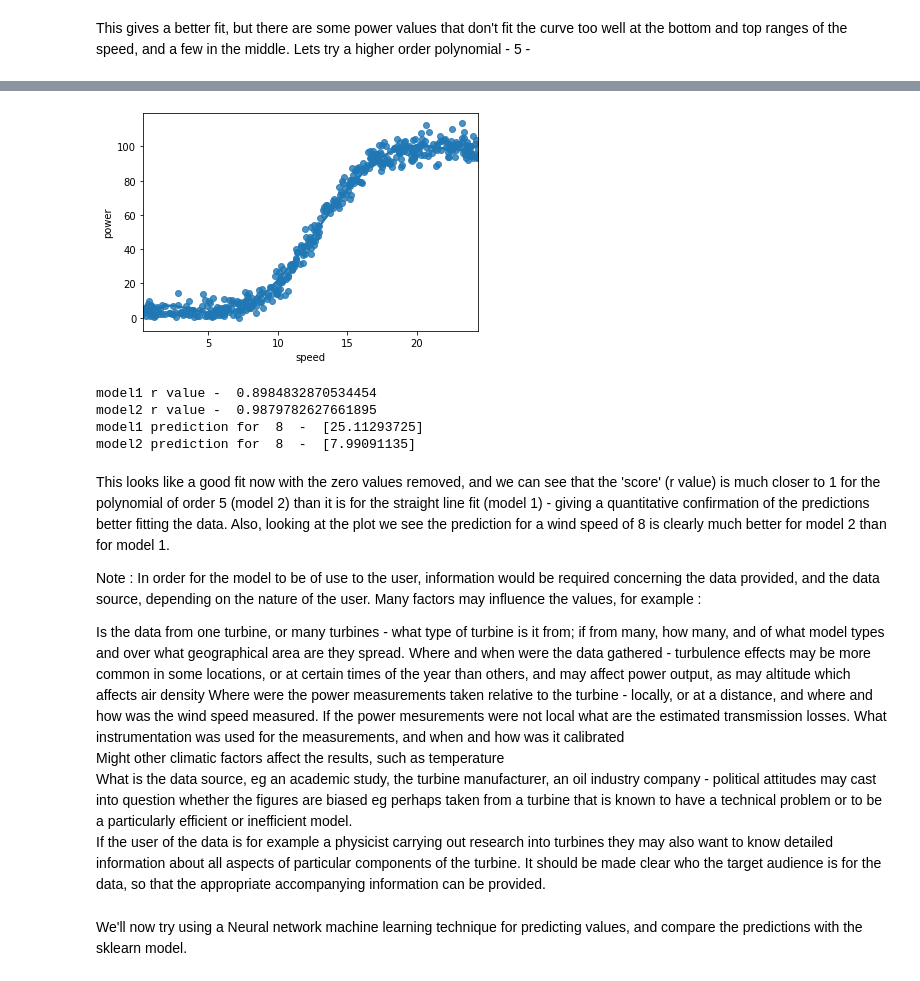
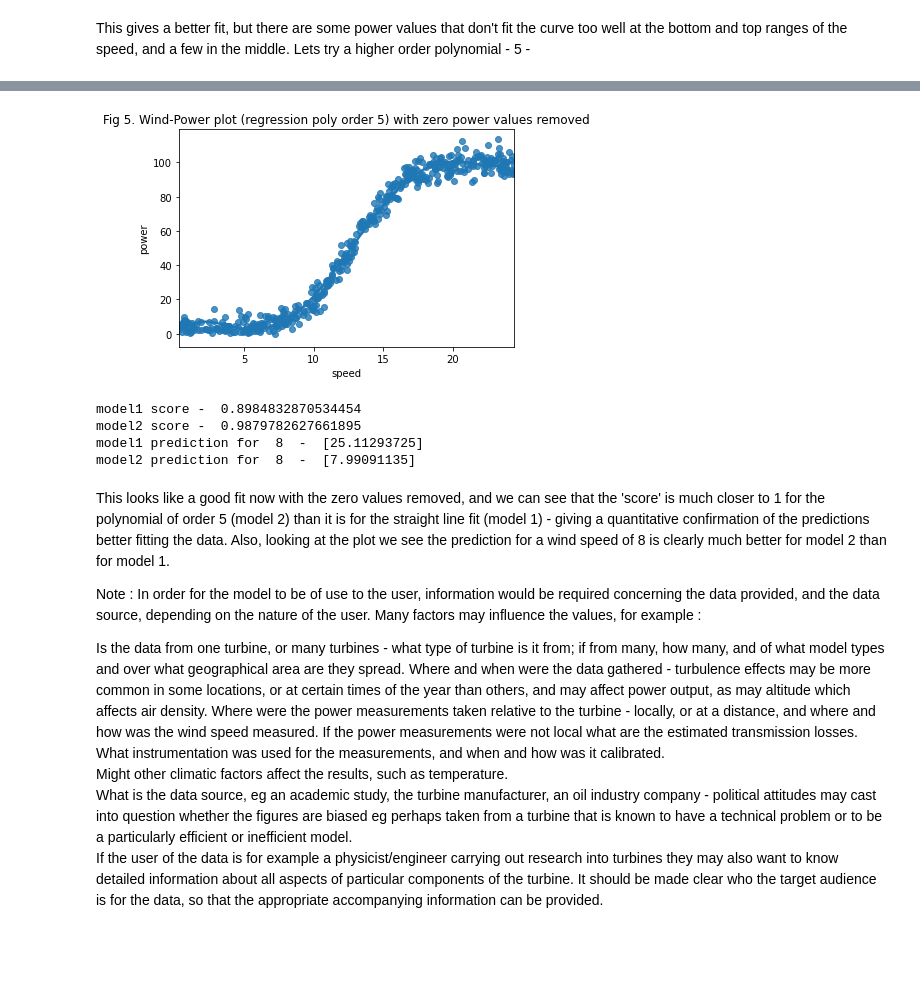
Before and after one commit to NigelSlack/Machine-Learning-Stats-Project, a Jupyter notebook: Machine Learning and Stats Project.ipynb, the cells around one changed output, grey strips where cells are left out. Drawn from its saved outputs; the diff is of its cells as text; code cells hidden in the pictures; blank space fills up the shorter version.

```diff
--- a/Machine Learning and Stats Project.ipynb
+++ b/Machine Learning and Stats Project.ipynb
@@ -102,19 +107,24 @@ being a perfect fit. [4]
 # %%
+# Import sklearn libraries to build models that predict power output from wind speed input
 # Polynomial regression ; https://scikit-learn.org/stable/modules/linear_model.html
 from sklearn.preprocessing import PolynomialFeatures
 from sklearn.pipeline import Pipeline
 from sklearn.linear_model import LinearRegression
 import sklearn.linear_model as lin
 
+# Set up two functions for making preictions based on the two models we're creating
 def f(x,p):
     return p[0] + x*p[1]
 
 def predict(s):
     return f(s,p)
 
+# create numpy arrays of speed and power values
 s = df["speed"].to_numpy()
 po = df["power"].to_numpy()
 
+# Find the minimum and maxiumum wind speeds below and above which power output is always zero. Also, note the index of
+# other entries in the dataset between the min and max where the power output is zero - turbine is offline
 i = 0
 ix = []
 ix2 = []
@@ -122,6 +132,7 @@ minP = 0
 maxP = 0
 for px in po:
     if px == 0:
+# Get the index for zero power output
         ix.append(i)
     else:
         maxP = s[i]
@@ -131,60 +142,70 @@ for px in po:
             minI = i
     i+=1
 
+# Append a list of all the indices for entries in the dataset bove and below the minimum value to 'ix2'
 for i in ix:
     if i < minI or i > maxI:
        ix2.append(i)
 
+# Create a dataset that excludes entries that are below the min or above the max wind speeds (with zero power output)
+# and associated numpy arrays for speed and power
 s2   = np.delete(s, ix2)
 po2  = np.delete(po, ix2)
 df2  = df.drop(ix2,axis=0)
 
+# Create another dataset/numpy arrays with all entries removed where power output is zero
 s  = np.delete(s, ix)
 po = np.delete(po, ix)
 df = df.drop(ix,axis=0)
 
+# Plot the data with all zero power values removed
 sns.regplot(x=c0,y=c1,data=df, order=5)
+plt.title("Fig 5. Wind-Power plot (regression poly order 5) with zero power values removed")
 plt.show()
 
+# Create two models. The first based on the linear best fit regression line, the second using a polynomial
+# ref Polynomial regression ; https://scikit-learn.org/stable/modules/linear_model.html
 s = s.reshape(-1,1)
 model1 = lin.LinearRegression()
 model2 = Pipeline([('poly', PolynomialFeatures(degree=5)),('linear', LinearRegression(fit_intercept=False))])
 
+# Now train the two models using the dataset with entries removed where the power value is zero.
+# Get the scores for the models - a measure of how well it fits the actual data - and display them
 model1.fit(s,po)
 r = model1.score(s,po)
-print("model1 r value - ",r)
+print("model1 score - ",r)
 p = [model1.intercept_ , model1.coef_]
 
 model2.fit(s,po)
 r = model2.score(s,po)
-print("model2 r value - ",r)
+print("model2 score - ",r)
 
+# Check what predictions the two models make for an input wind speed of 8 Km/H - as mentioned above, roughly the value
+# of wind speed where the best fit straight line differs most from the actual values.
 testVal = 8
 
 print("model1 prediction for ",testVal," - ",predict(testVal))
 
 arr = np.array([testVal])
 arr = arr.reshape(-1,1)
 
 print("model2 prediction for ",testVal," - ",model2.predict(arr))
 # %% [output]
-[figure, old version]
+[figure, new version]
-model1 r value -  0.8984832870534454
-model2 r value -  0.9879782627661895
+model1 score -  0.8984832870534454
+model2 score -  0.9879782627661895
 model1 prediction for  8  -  [25.11293725]
 model2 prediction for  8  -  [7.99091135]
 # %% [markdown]
-This looks like a good fit now with the zero values removed, and we can see that the 'score' (r value) is much closer to 1
+This looks like a good fit now with the zero values removed, and we can see that the 'score' is much closer to 1
 for the polynomial of order 5 (model 2) than it is for the straight line fit (model 1) - giving a quantitative confirmation of the predictions better fitting the data. Also, looking at the plot we see the prediction for a wind speed of 8 is clearly much better for model 2 than for model 1.
 
 Note : In order for the model to be of use to the user, information would be required concerning the data provided, and the data source, depending on the nature of the user.  Many factors may influence the values, for example :
 
 Is the data from one turbine, or many turbines - what type of turbine is it from; if from many, how many, and of what model types and over what geographical area are they spread.
-Where and when were the data gathered - turbulence effects may be more common in some locations, or at certain times of the year than others, and may affect power output, as may altitude which affects air density
-Where were the power measurements taken relative to the turbine - locally, or at a distance, and where and how was the wind speed measured. If the power mesurements were not local what are the estimated transmission losses.
-What instrumentation was used for the measurements, and when and how was it calibrated
-Might other climatic factors affect the results, such as temperature
+Where and when were the data gathered - turbulence effects may be more common in some locations, or at certain times of the year than others, and may affect power output, as may altitude which affects air density.
+Where were the power measurements taken relative to the turbine - locally, or at a distance, and where and how was the wind speed measured. If the power measurements were not local what are the estimated transmission losses.
+What instrumentation was used for the measurements, and when and how was it calibrated.
+Might other climatic factors affect the results, such as temperature.
 What is the data source, eg an academic study, the turbine manufacturer, an oil industry company - political attitudes may cast into question whether the figures are biased eg perhaps taken from a turbine that is known to have a technical problem or to be a particularly efficient or inefficient model.
-If the user of the data is for example a physicist carrying out research into turbines they may also want to know detailed information about all aspects of particular components of the turbine. It should be made clear who the target audience is for the data, so that the appropriate accompanying information can be provided.
+If the user of the data is for example a physicist/engineer carrying out research into turbines they may also want to know detailed information about all aspects of particular components of the turbine. It should be made clear who the target audience is for the data, so that the appropriate accompanying information can be provided.
-# %% [markdown]
-We'll now try using a Neural network machine learning technique for predicting values, and compare the predictions with the sklearn model.
```
Also changed, not shown: parts of 10 cells of this notebook, 3 other files.
